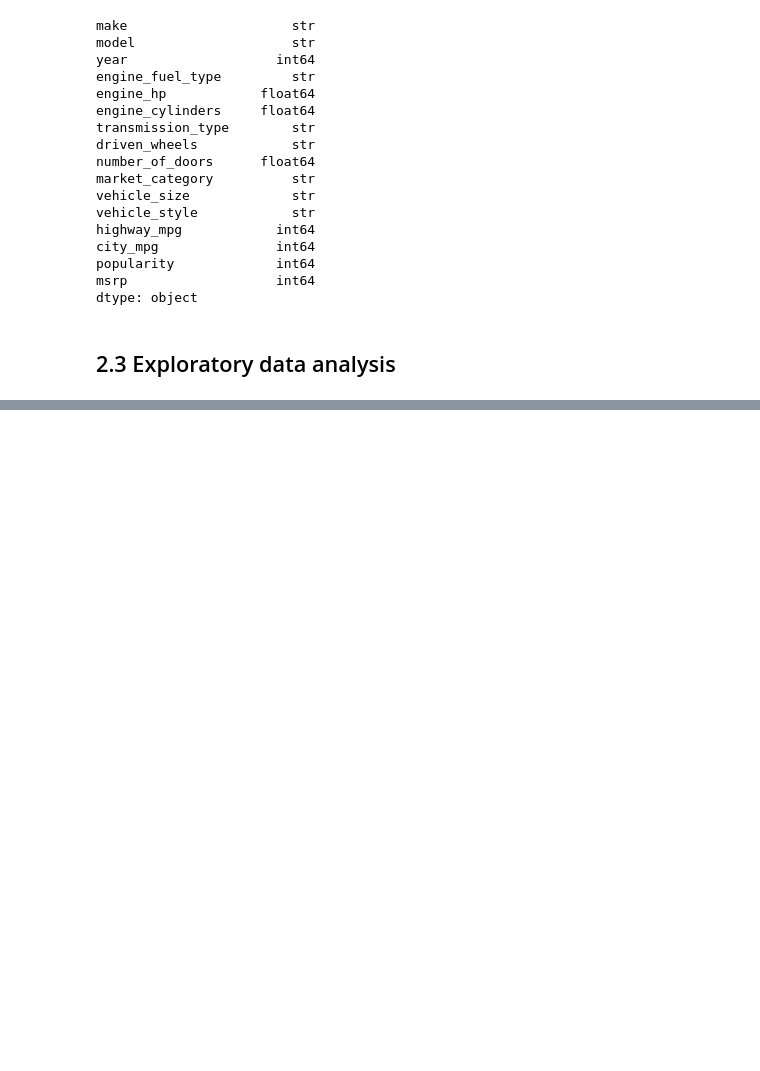
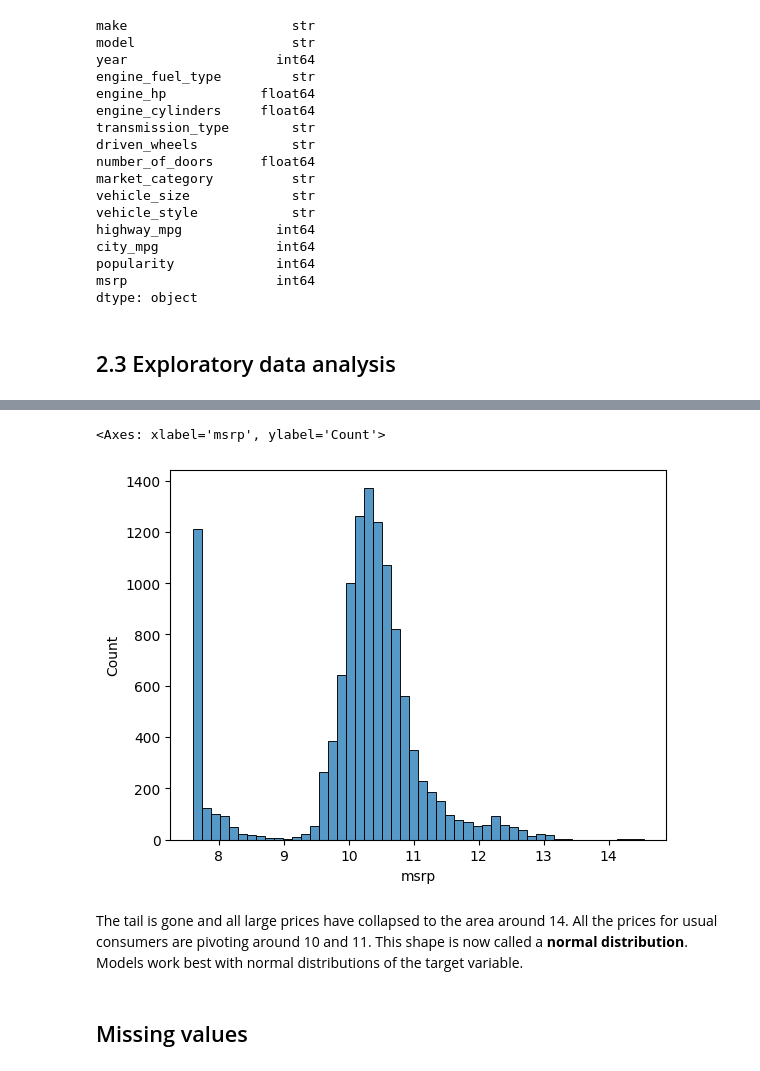
Before and after one commit to jbjezanc/machine-learning, a Jupyter notebook: 02-predicting-car-prices/02-price-prediction.ipynb, the cells around one changed output, grey strips where cells are left out. Drawn from its saved outputs; the diff is of its cells as text; code cells hidden in the pictures; blank space fills up the shorter version.

```diff
--- a/02-predicting-car-prices/02-price-prediction.ipynb
+++ b/02-predicting-car-prices/02-price-prediction.ipynb
@@ -139,0 +248,2 @@ dtype: object
+# %%
+price_logs = np.log1p(df.msrp)
@@ -139,0 +265,12 @@ dtype: object
+# %%
+sns.histplot(price_logs, bins=50)
+# %% [output]
+<Axes: xlabel='msrp', ylabel='Count'>
+[figure, added]
+# %% [markdown]
+The tail is gone and all large prices have collapsed to the area around 14.
+All the prices for usual consumers are pivoting around 10 and 11.
+This shape is now called a **normal distribution**.
+Models work best with normal distributions of the target variable.
+# %% [markdown]
+## Missing values
```
Also changed, not shown: parts of 18 cells of this notebook.
